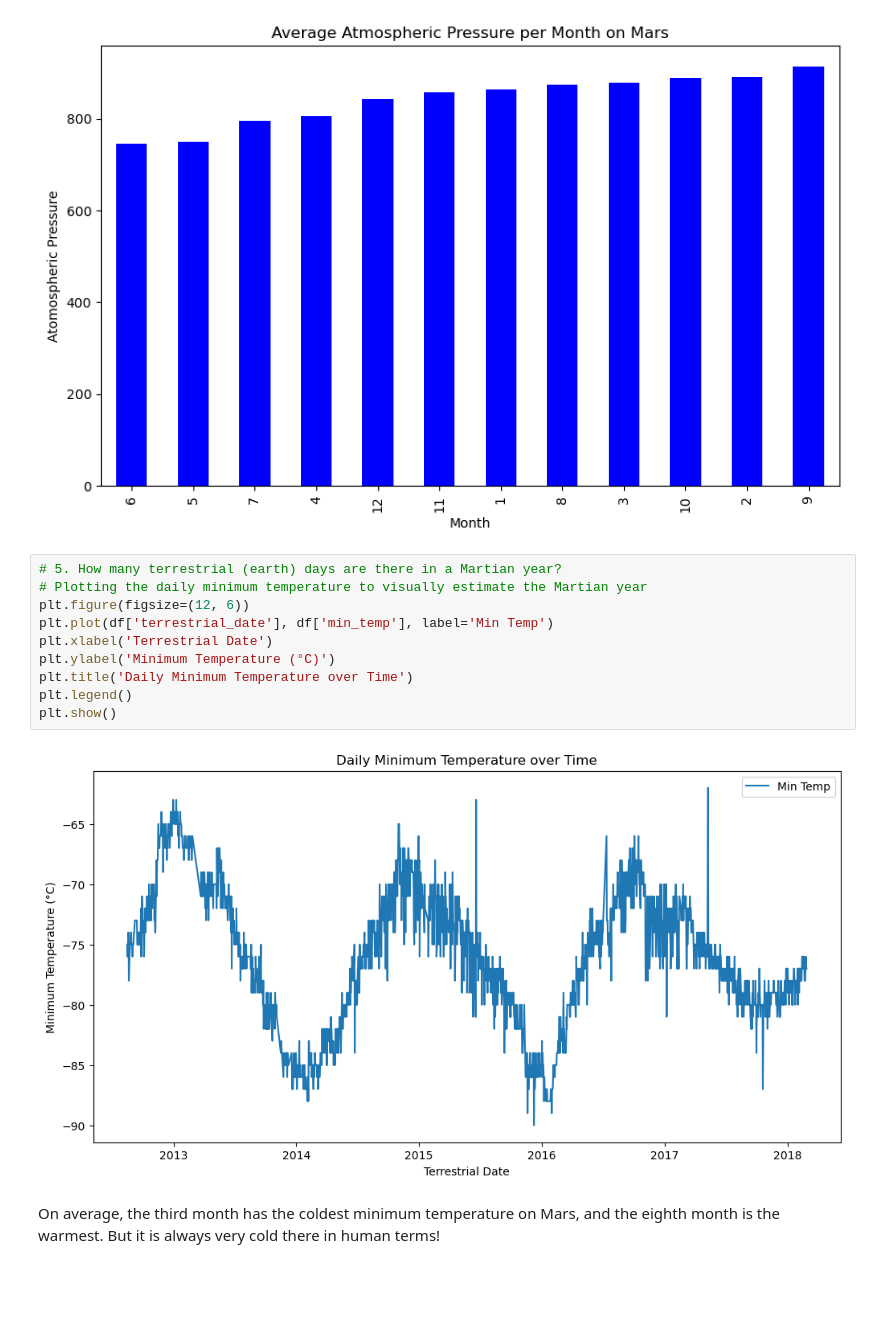
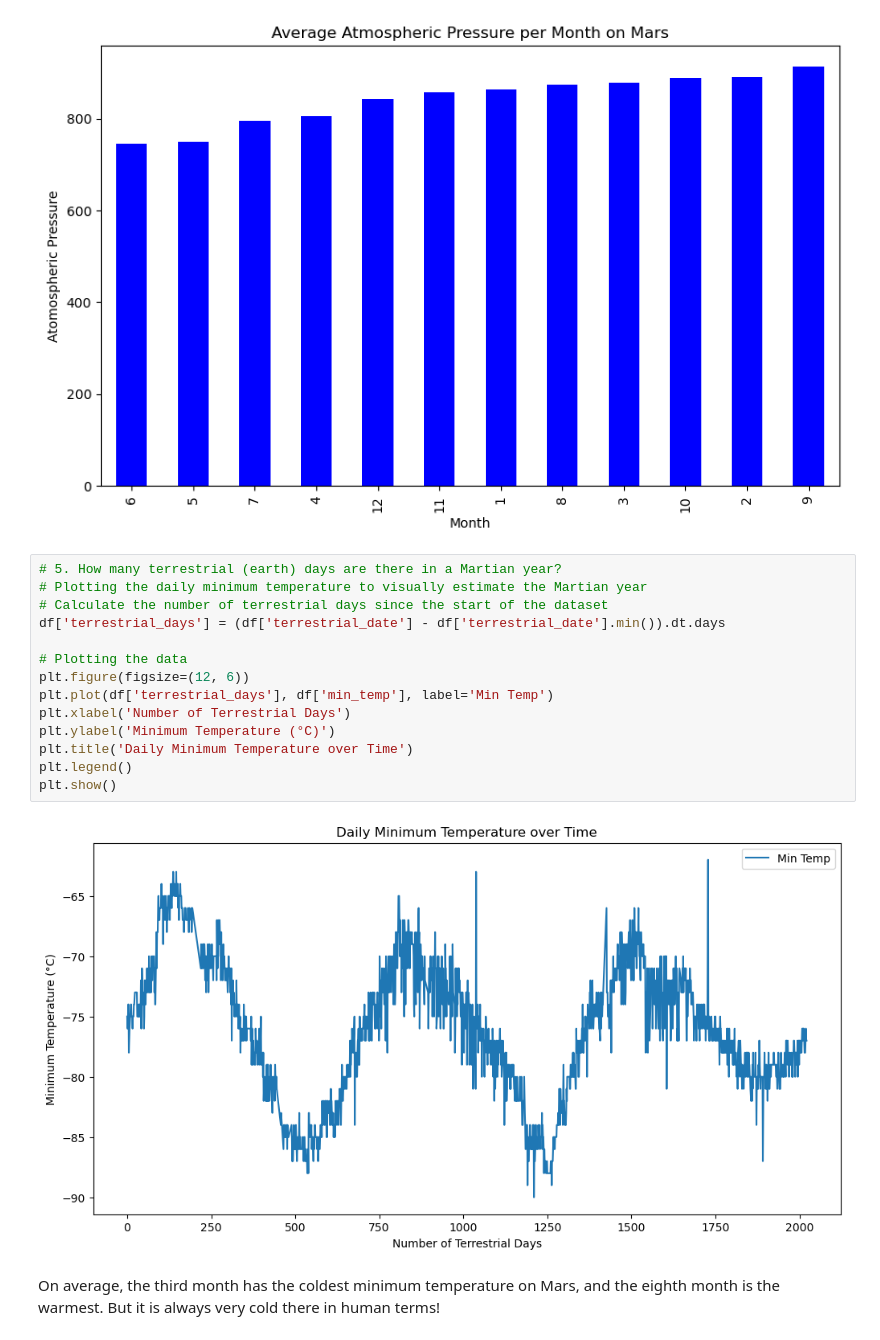
Before and after one commit to ElizabethVandergrift/Mars_News, a Jupyter notebook: part_2_mars_weather.ipynb, the cells around one changed output. Cells and saved outputs as stored; diff of their text form; blank space fills up the shorter version.

```diff
--- a/part_2_mars_weather.ipynb
+++ b/part_2_mars_weather.ipynb
@@ -221,15 +237,19 @@ plt.show()
 # %%
 # 5. How many terrestrial (earth) days are there in a Martian year?
 # Plotting the daily minimum temperature to visually estimate the Martian year
+# Calculate the number of terrestrial days since the start of the dataset
+df['terrestrial_days'] = (df['terrestrial_date'] - df['terrestrial_date'].min()).dt.days
+
+# Plotting the data
 plt.figure(figsize=(12, 6))
-plt.plot(df['terrestrial_date'], df['min_temp'], label='Min Temp')
-plt.xlabel('Terrestrial Date')
+plt.plot(df['terrestrial_days'], df['min_temp'], label='Min Temp')
+plt.xlabel('Number of Terrestrial Days')
 plt.ylabel('Minimum Temperature (°C)')
 plt.title('Daily Minimum Temperature over Time')
 plt.legend()
 plt.show()
 # %% [output]
-[figure, old version]
+[figure, new version]
 # %% [markdown]
 On average, the third month has the coldest minimum temperature on Mars, and the eighth month is the warmest. But it is always very cold there in human terms!
 # %% [markdown]
```
Also changed, not shown: parts of 3 cells of this notebook, 1 other file.
